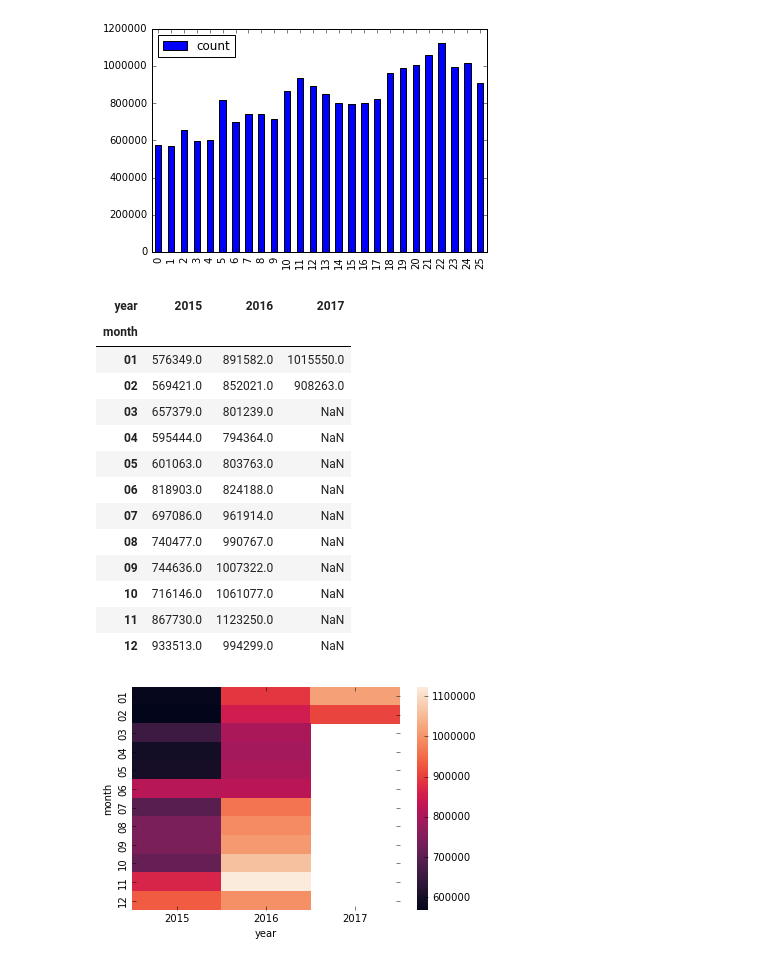
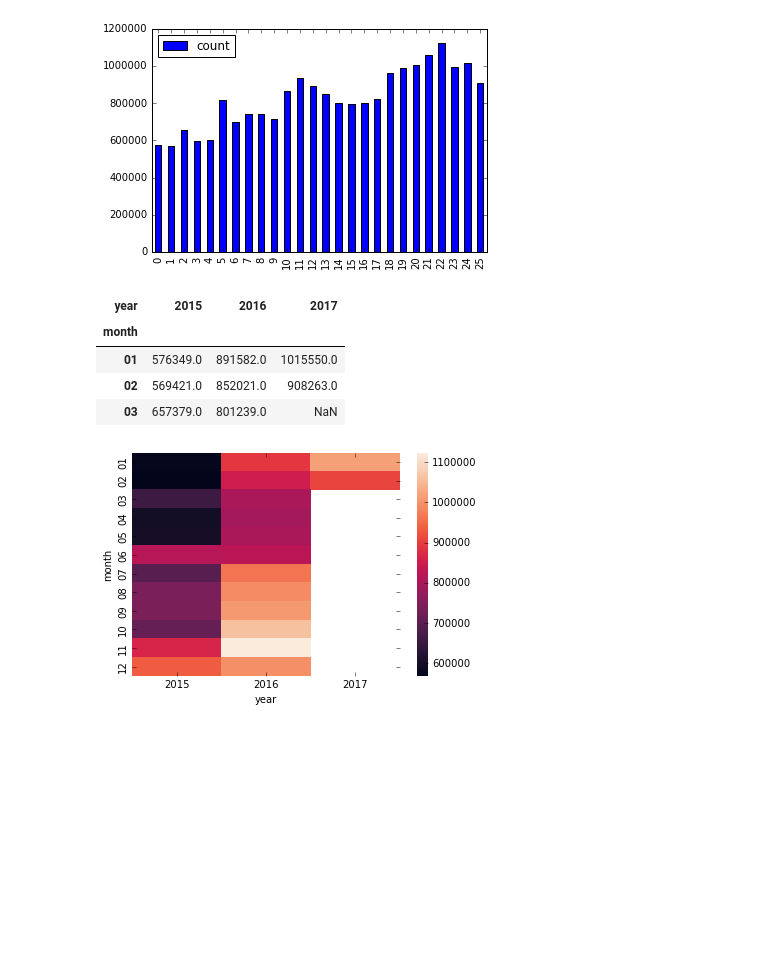
Before and after one commit to hriverap/datascience, a Jupyter notebook: churn-model-kkbox/DBAnalytics_EDA_02.ipynb, the cells around one changed output. Cells and saved outputs as stored; diff of their text form; code cells hidden in the pictures; blank space fills up the shorter version.

```diff
--- a/churn-model-kkbox/DBAnalytics_EDA_02.ipynb
+++ b/churn-model-kkbox/DBAnalytics_EDA_02.ipynb
@@ -364,22 +364,13 @@ Grp1.plot.bar()
 [figure]
 # %%
 Grp2 = Grp1.pivot("month", "year", "count")
-Grp2
+Grp2.head(3)
 # %% [output]
 | year | 2015 | 2016 | 2017 |
 | month |  |  |  |
 | 01 | 576349.0 | 891582.0 | 1015550.0 |
 | 02 | 569421.0 | 852021.0 | 908263.0 |
 | 03 | 657379.0 | 801239.0 | NaN |
-| 04 | 595444.0 | 794364.0 | NaN |
-| 05 | 601063.0 | 803763.0 | NaN |
-| 06 | 818903.0 | 824188.0 | NaN |
-| 07 | 697086.0 | 961914.0 | NaN |
-| 08 | 740477.0 | 990767.0 | NaN |
-| 09 | 744636.0 | 1007322.0 | NaN |
-| 10 | 716146.0 | 1061077.0 | NaN |
-| 11 | 867730.0 | 1123250.0 | NaN |
-| 12 | 933513.0 | 994299.0 | NaN |
 # %%
 sns.heatmap(Grp2);
 # %% [output]
```
Also changed, not shown: parts of 11 cells of this notebook.
